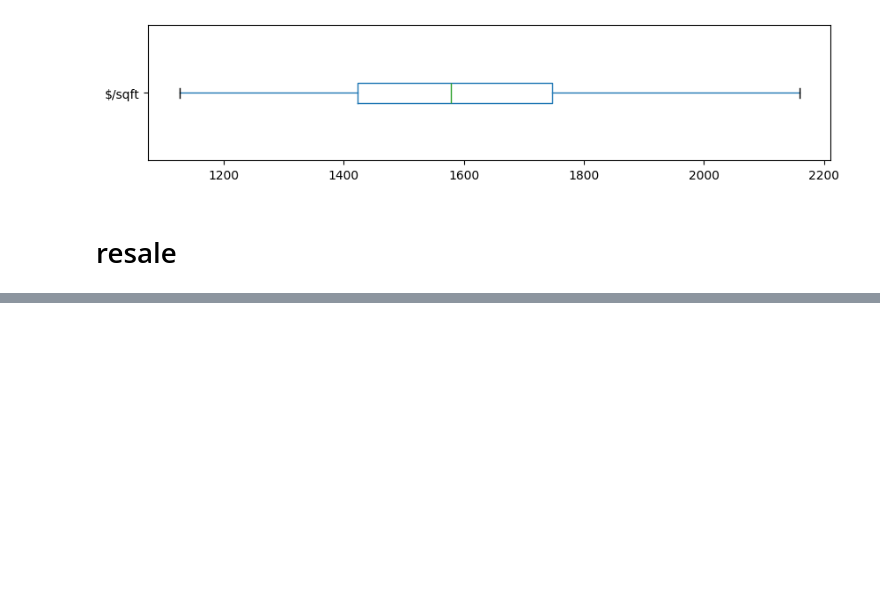
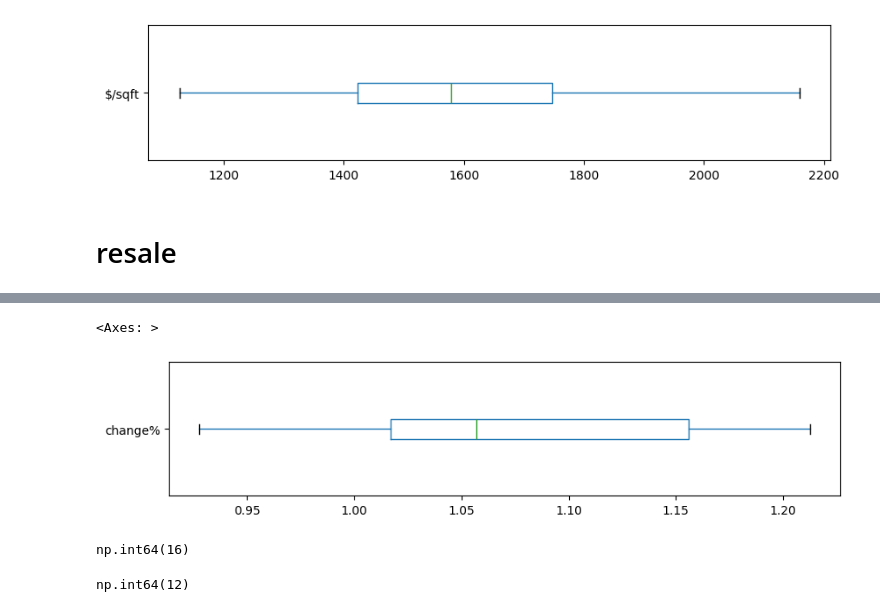
Before and after one commit to thexqin/lic-ast-condo-sales-analysis2, a Jupyter notebook: lic_ast_condo_sales_analysis2.ipynb, the cells around one changed output, grey strips where cells are left out. Saved outputs shown, nothing was run; the diff lists cells and outputs as text; code cells hidden in the pictures; blank space fills up the shorter version.

```diff
--- a/lic_ast_condo_sales_analysis2.ipynb
+++ b/lic_ast_condo_sales_analysis2.ipynb
@@ -529,0 +542,12 @@ for i in df[df.duplicated('aptno')].sort_values('aptno')['aptno'].values:
+# %%
+df['changeM'] = np.nan
+df['change$'] = np.nan
+df['change%'] = np.nan
+
+for i in range(0, len(df), 2):
+    temp = df.loc[i, 'SALE DATE'] - df.loc[i+1, 'SALE DATE']
+    df.loc[i, 'changeM'] = temp.days / 30
+    df.loc[i, 'change$'] = df.loc[i, 'SALE PRICE'] - df.loc[i+1, 'SALE PRICE']
+    df.loc[i, 'change%'] = df.loc[i, 'SALE PRICE'] / df.loc[i+1, 'SALE PRICE']
+
+df
@@ -529,0 +585,13 @@ for i in df[df.duplicated('aptno')].sort_values('aptno')['aptno'].values:
+# %%
+df[df['change%'] > 0.8].boxplot('change%', vert=False, grid=False, figsize=(10, 2))
+# %% [output]
+<Axes: >
+[figure, added]
+# %%
+df['change%'].notna().sum()
+# %% [output]
+np.int64(16)
+# %%
+(df['change%']>1).sum()
+# %% [output]
+np.int64(12)
```
Also changed, not shown: parts of 10 cells of this notebook.
